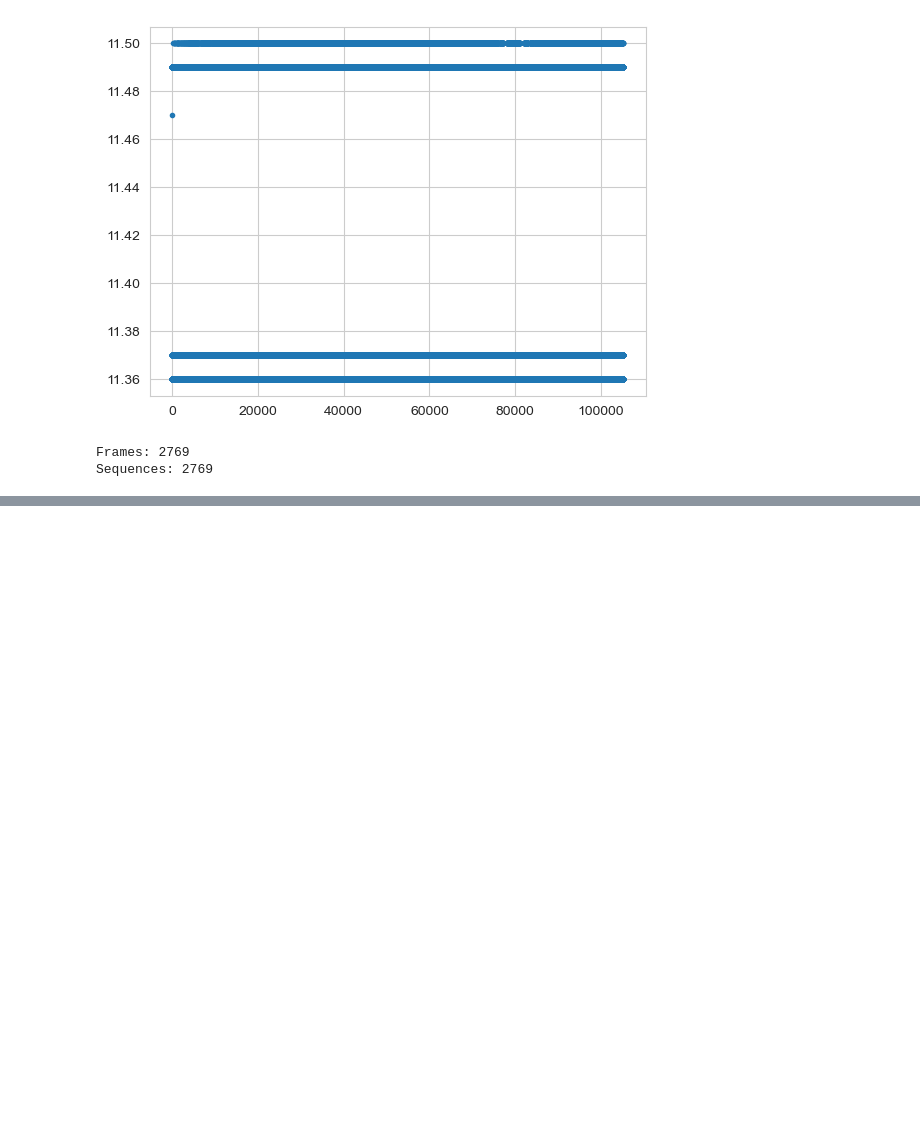
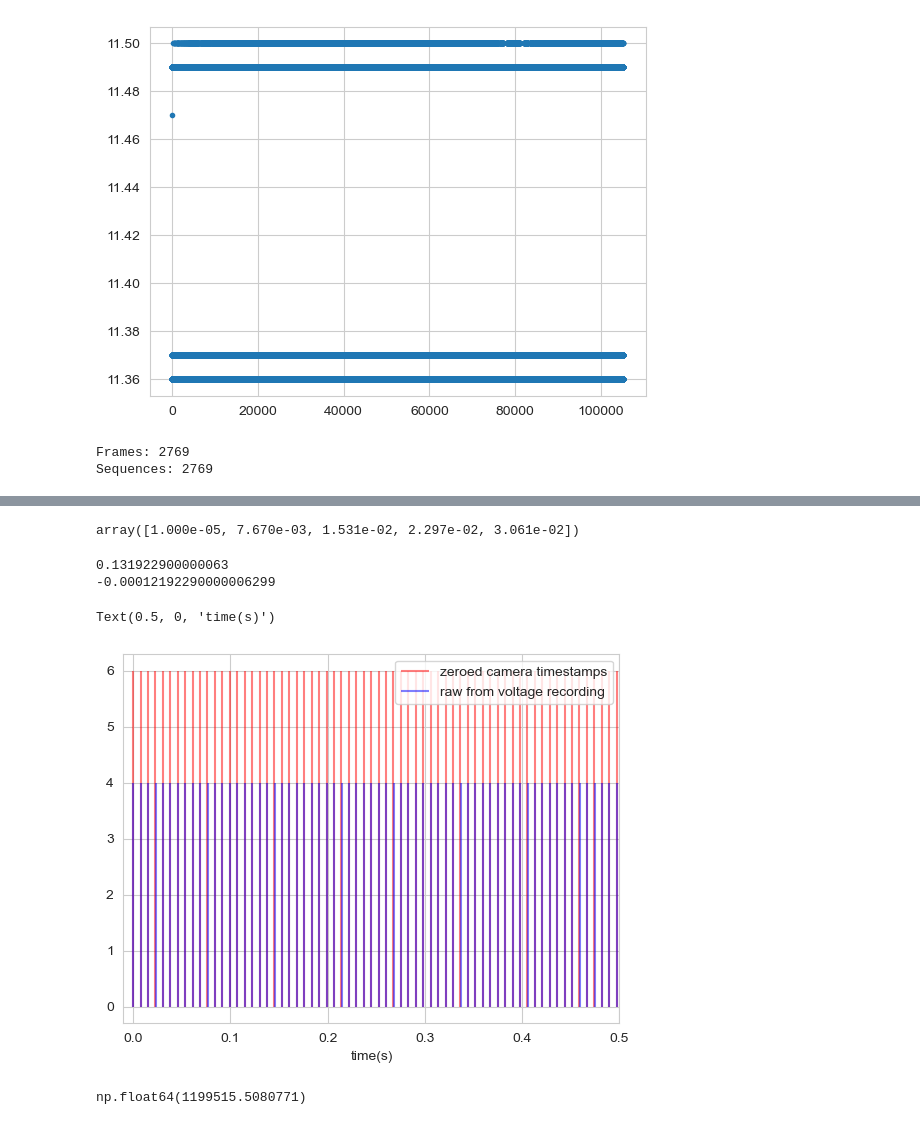
Before and after one commit to ptarabishi/maui_codebook, a Jupyter notebook: notebooks/2026_01_05_timesynch.ipynb, the cells around one changed output, grey strips where cells are left out. Cells and saved outputs as stored; diff of their text form; code cells hidden in the pictures; blank space fills up the shorter version.

```diff
--- a/notebooks/2026_01_05_timesynch.ipynb
+++ b/notebooks/2026_01_05_timesynch.ipynb
@@ -126,0 +125,39 @@ Also get z position at each frame
+# %%
+type(camera_timestamps)
+camera_timestamps[0:5]
+# %% [output]
+array([1.000e-05, 7.670e-03, 1.531e-02, 2.297e-02, 3.061e-02])
+# %%
+# now for camera frames
+# convert from seconds to ms
+# camera_timestamps = camera_timestamps/1000
+
+# pull start time of voltage recording from xml file
+for element in root.iter('VoltageRecording'):
+    volt_time = float(element.attrib['absoluteTime'])
+    print(volt_time)
+
+# zero the voltage recordings by subtracting the absolute time
+camera_timeseries = []
+t_zero = volt_time
+
+for fr in camera_timestamps:
+    zeroed = fr-t_zero
+    camera_timeseries.append(zeroed/1000)
+print(camera_timeseries[0])
+# %% [output]
+0.131922900000063
+-0.00012192290000006299
+# %%
+plt.vlines(camera_timeseries, 0, 6, colors='red', alpha=0.5, label='zeroed camera timestamps')
+plt.vlines(camera_timestamps/1000, 0, 4, colors='blue', alpha=0.5, label='raw from voltage recording')
+plt.legend()
+plt.xlim(-0.01, 0.5)
+plt.xlabel('time(s)')
+# %% [output]
+Text(0.5, 0, 'time(s)')
+[figure, added]
+# %%
+max(camera_timeseries)
+# %% [output]
+np.float64(1199515.5080771)
```
Also changed, not shown: parts of 15 cells of this notebook.
